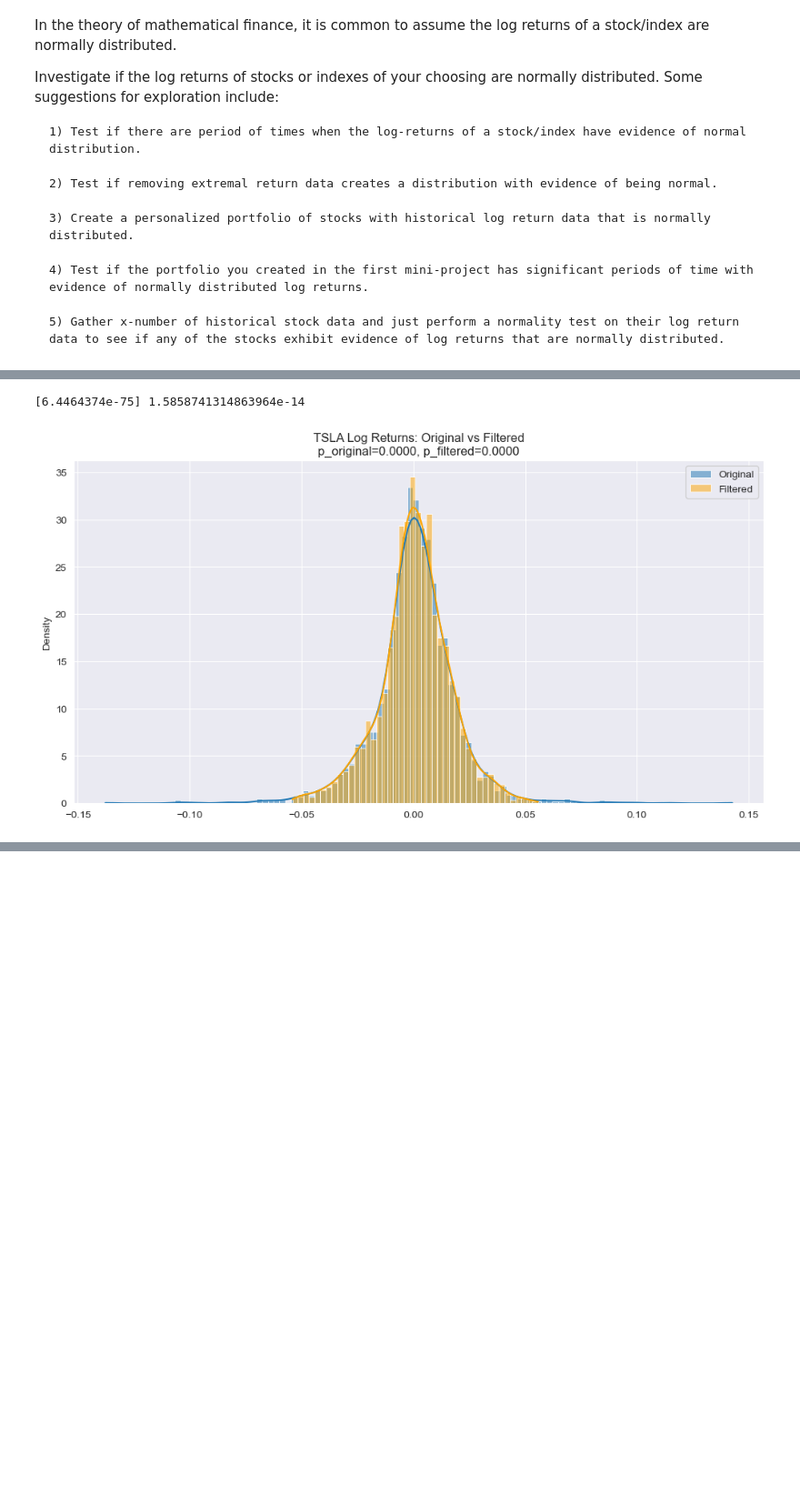
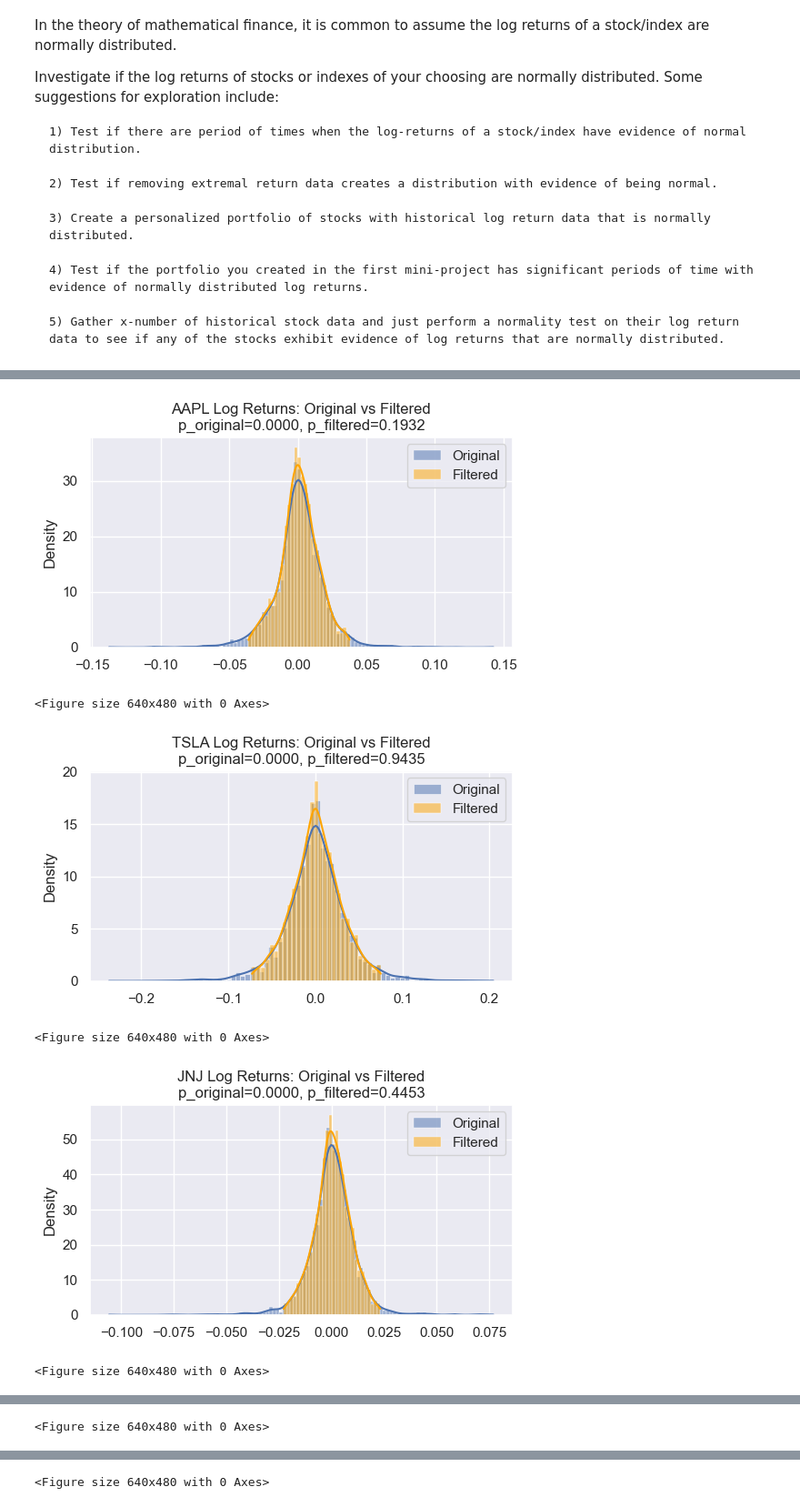
Before and after one commit to debanjan-cosmo/Quant_Finance_Erdos_Summer_2025, a Jupyter notebook: Mini_Projects/Mini Project 2.ipynb, the cells around one changed output, grey strips where cells are left out. Shown at 91% size. Saved outputs shown, nothing was run; the diff lists cells and outputs as text; code cells hidden in the pictures; blank space fills up the shorter version.

```diff
--- a/Mini_Projects/Mini Project 2.ipynb
+++ b/Mini_Projects/Mini Project 2.ipynb
@@ -103,18 +104,24 @@ plt.show()
 # %%
 
 # --- Outlier Effect  ---
-original = log_return_dict['AAPL']
-filtered = remove_outliers(original, z_thresh=3.0)
+for sym in symbols:
+    original = log_return_dict[sym]
+    filtered = remove_outliers(original, z_thresh=2.0)
 
-p_original, _ = normality_test_results(original)
-p_filtered, _ = normality_test_results(filtered)
-print(p_original, p_filtered)
-plt.figure(figsize=(12, 6))
-sns.histplot(original, color='blue', label='Original', stat='density', kde=True)
-sns.histplot(filtered, color='orange', label='Filtered', stat='density', kde=True)
-plt.title(f"TSLA Log Returns: Original vs Filtered\np_original={p_original[0]:.4f}, p_filtered={p_filtered:.4f}")
-plt.legend()
-plt.show()
+    p_original, _ = normality_test_results(original)
+    p_filtered, _ = normality_test_results(filtered)
+    #print(p_original, p_filtered)
+    plt.figure(figsize=(6, 3))
+    sns.histplot(original, color='blue', label='Original', stat='density', kde=True)
+    sns.histplot(filtered, color='orange', label='Filtered', stat='density', kde=True)
+    plt.title(f"{sym} Log Returns: Original vs Filtered\np_original={p_original[0]:.4f}, p_filtered={p_filtered:.4f}")
+    plt.legend()
+    plt.show()
+    plt.clf()
 # %% [output]
+[figure, new version]
-[6.4464374e-75] 1.5858741314863964e-14
+<Figure size 640x480 with 0 Axes>
-[figure, old version]
+[figure, added]
+<Figure size 640x480 with 0 Axes>
+[figure, added]
+<Figure size 640x480 with 0 Axes>
@@ -120,0 +129 @@ plt.show()
+<Figure size 640x480 with 0 Axes>
@@ -120,0 +131 @@ plt.show()
+<Figure size 640x480 with 0 Axes>
```
Also changed, not shown: parts of 7 cells of this notebook, 1 other file.
